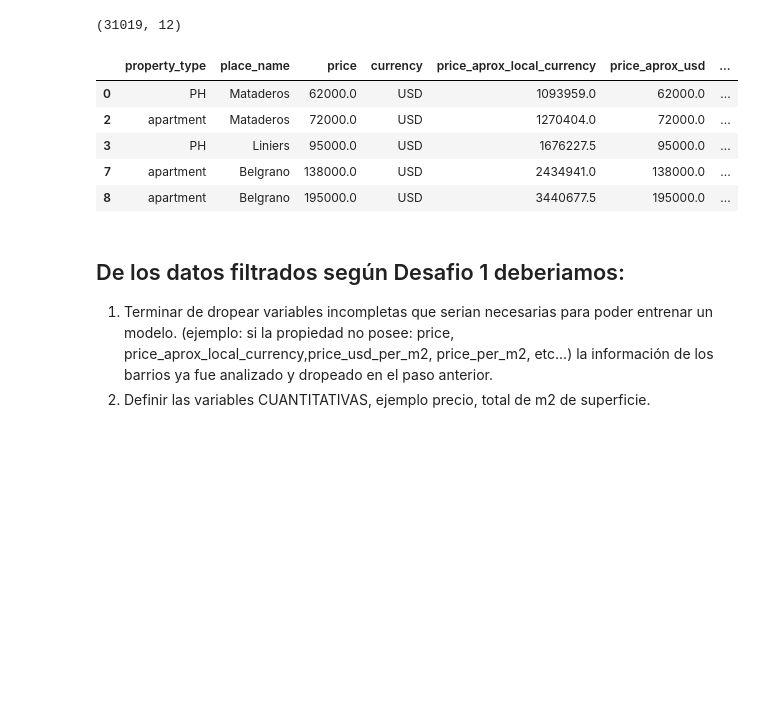
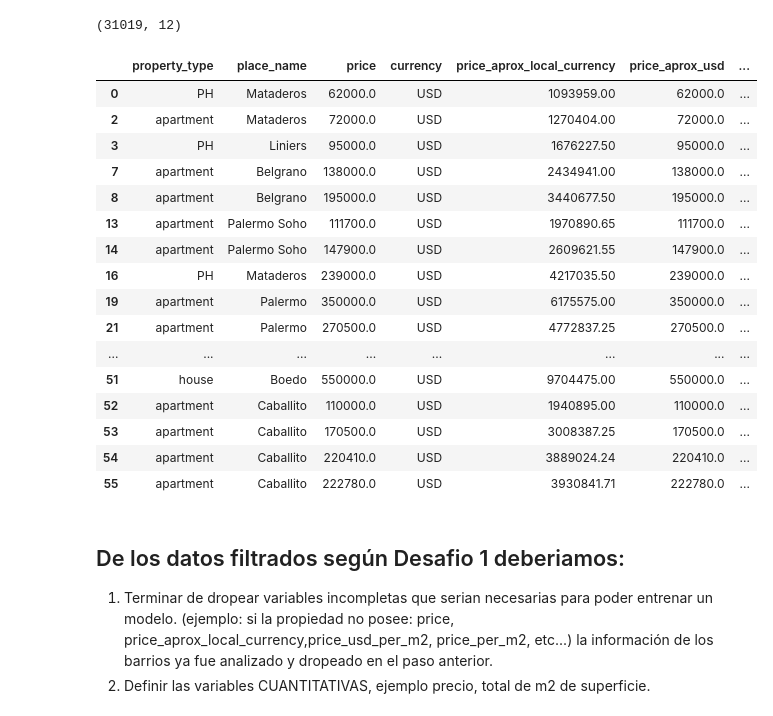
Before and after one commit to nachommm/Desafio2, a Jupyter notebook: desafio2-machine.learning.ipynb, the cells around one changed output. Saved outputs shown, nothing was run; the diff lists cells and outputs as text; code cells hidden in the pictures; blank space fills up the shorter version.

```diff
--- a/desafio2-machine.learning.ipynb
+++ b/desafio2-machine.learning.ipynb
@@ -127,14 +127,25 @@ data_caba.shape
 # %% [output]
 (31019, 12)
 # %%
-data_caba.head()
+data_caba.head(20)
 # %% [output]
 |  | property_type | place_name | price | currency | price_aprox_local_currency | price_aprox_usd | ... |
-| 0 | PH | Mataderos | 62000.0 | USD | 1093959.0 | 62000.0 | ... |
-| 2 | apartment | Mataderos | 72000.0 | USD | 1270404.0 | 72000.0 | ... |
-| 3 | PH | Liniers | 95000.0 | USD | 1676227.5 | 95000.0 | ... |
-| 7 | apartment | Belgrano | 138000.0 | USD | 2434941.0 | 138000.0 | ... |
-| 8 | apartment | Belgrano | 195000.0 | USD | 3440677.5 | 195000.0 | ... |
+| 0 | PH | Mataderos | 62000.0 | USD | 1093959.00 | 62000.0 | ... |
+| 2 | apartment | Mataderos | 72000.0 | USD | 1270404.00 | 72000.0 | ... |
+| 3 | PH | Liniers | 95000.0 | USD | 1676227.50 | 95000.0 | ... |
+| 7 | apartment | Belgrano | 138000.0 | USD | 2434941.00 | 138000.0 | ... |
+| 8 | apartment | Belgrano | 195000.0 | USD | 3440677.50 | 195000.0 | ... |
+| 13 | apartment | Palermo Soho | 111700.0 | USD | 1970890.65 | 111700.0 | ... |
+| 14 | apartment | Palermo Soho | 147900.0 | USD | 2609621.55 | 147900.0 | ... |
+| 16 | PH | Mataderos | 239000.0 | USD | 4217035.50 | 239000.0 | ... |
+| 19 | apartment | Palermo | 350000.0 | USD | 6175575.00 | 350000.0 | ... |
+| 21 | apartment | Palermo | 270500.0 | USD | 4772837.25 | 270500.0 | ... |
+| ... | ... | ... | ... | ... | ... | ... | ... |
+| 51 | house | Boedo | 550000.0 | USD | 9704475.00 | 550000.0 | ... |
+| 52 | apartment | Caballito | 110000.0 | USD | 1940895.00 | 110000.0 | ... |
+| 53 | apartment | Caballito | 170500.0 | USD | 3008387.25 | 170500.0 | ... |
+| 54 | apartment | Caballito | 220410.0 | USD | 3889024.24 | 220410.0 | ... |
+| 55 | apartment | Caballito | 222780.0 | USD | 3930841.71 | 222780.0 | ... |
 # %% [markdown]
 ## De los datos filtrados según Desafio 1 deberiamos:
 
```
Also changed, not shown: parts of 5 cells of this notebook.
